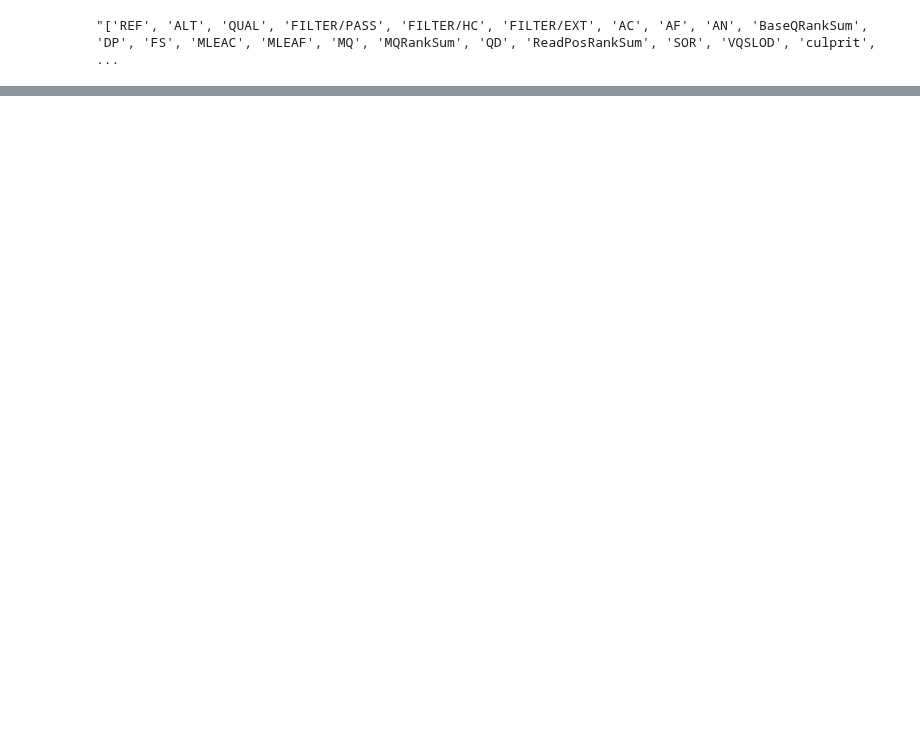
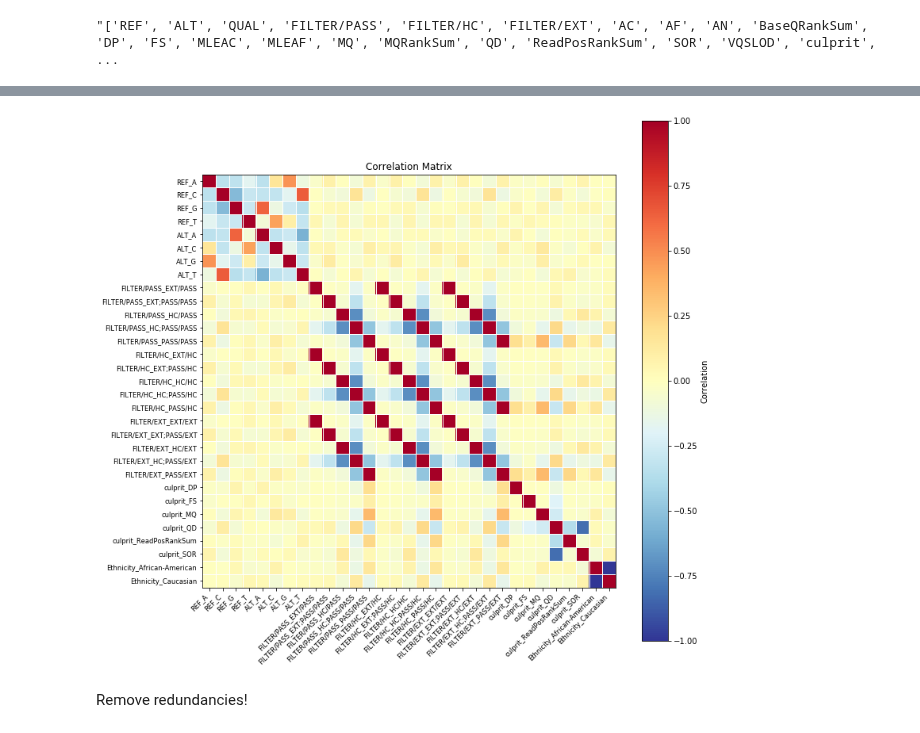
Before and after one commit to attilagk/BSM-research, a Jupyter notebook: notebook/2020-08-07-cleaning-data/2020-08-07-cleaning-data.ipynb, the cells around one changed output, grey strips where cells are left out. Drawn from its saved outputs; the diff is of its cells as text; code cells hidden in the pictures; blank space fills up the shorter version.

```diff
--- a/notebook/2020-08-07-cleaning-data/2020-08-07-cleaning-data.ipynb
+++ b/notebook/2020-08-07-cleaning-data/2020-08-07-cleaning-data.ipynb
@@ -50,2 +52,2 @@ The following columns are redundant.  Remove them!
 # %%
-calls = calls.drop(columns=['ChromatinState_DLPFC', 'Genotyping_Sample_ID', 'Cluster'])
+calls = calls.drop(columns=['ChromatinState_DLPFC', 'Sample', 'Genotyping_Sample_ID', 'Cluster'])
@@ -55,0 +76,2 @@ calls.select_dtypes(include='object')
+# %%
+calls = calls.drop(columns=['AN', 'MQ', 'MQRankSum'])
@@ -55,0 +82,12 @@ calls.select_dtypes(include='object')
+# %%
+%matplotlib inline
+factors = calls.select_dtypes(include='object')
+dummies = pd.get_dummies(factors)
+fig, ax = plt.subplots(figsize=(11,11))
+sm.graphics.plot_corr(dummies.corr(), ax=ax, xnames=dummies.columns, ynames=dummies.columns)
+cb = plt.colorbar(ax.get_images()[0])
+cb.set_label('Correlation')
+# %% [output]
+[figure, added]
+# %% [markdown]
+Remove redundancies!
```
Also changed, not shown: parts of 25 cells of this notebook, 2 other files.
